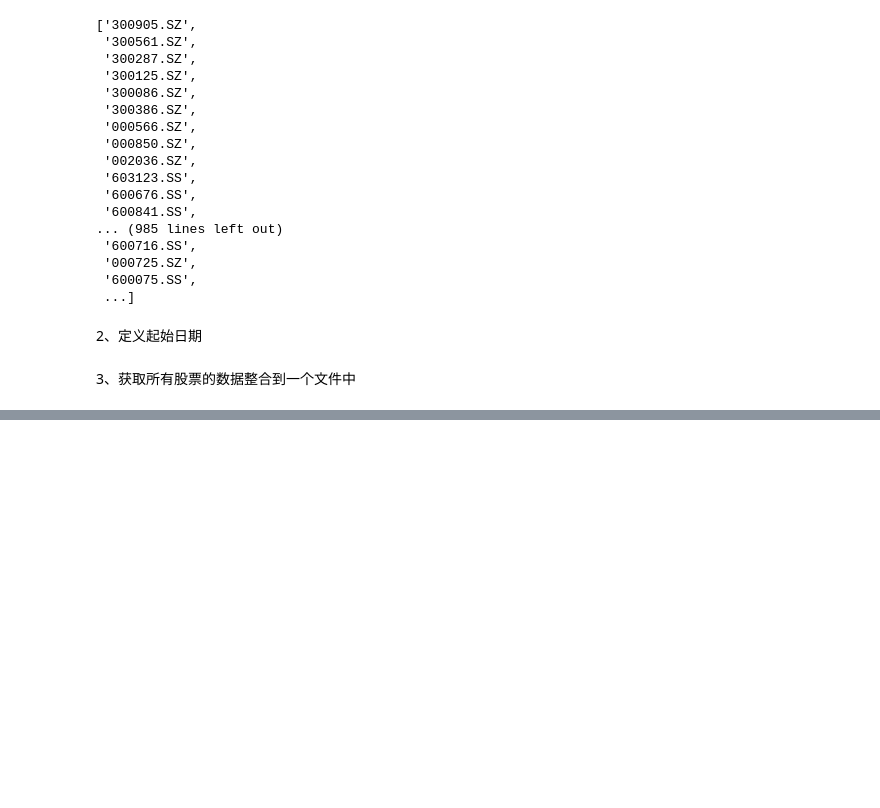
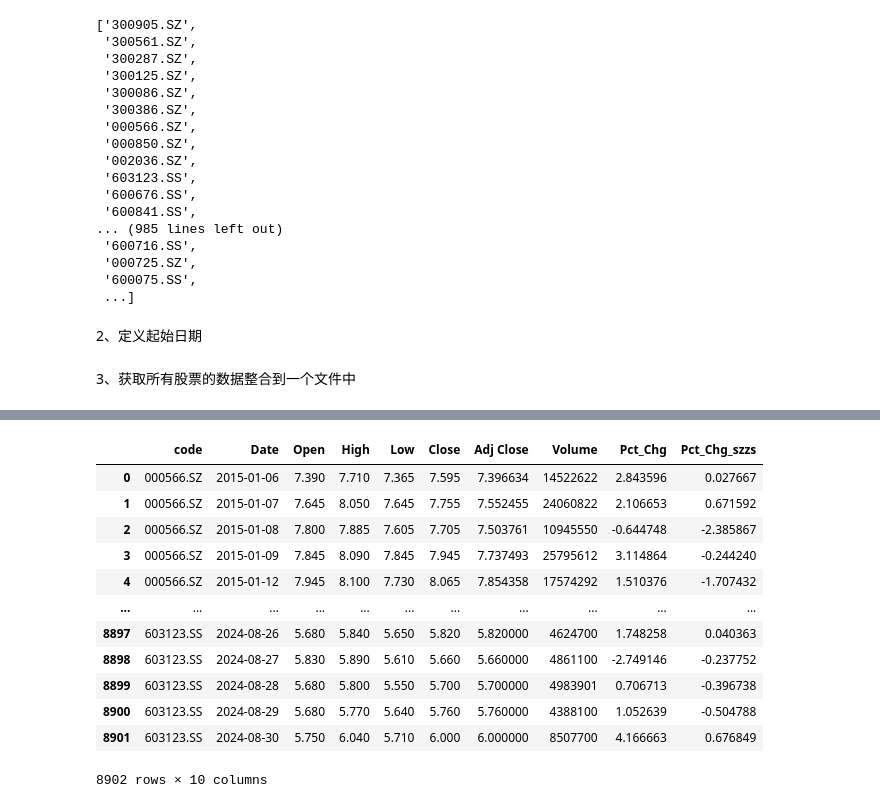
Before and after one commit to Sept12wei/strategy, a Jupyter notebook: left_strategy/单因子/根据股价逆势上涨的条件判断股票未来收益.ipynb, the cells around one changed output, grey strips where cells are left out. Cells and saved outputs as stored; diff of their text form; code cells hidden in the pictures; blank space fills up the shorter version.

```diff
--- a/left_strategy/单因子/根据股价逆势上涨的条件判断股票未来收益.ipynb
+++ b/left_strategy/单因子/根据股价逆势上涨的条件判断股票未来收益.ipynb
@@ -59,0 +63,4 @@ for ticker in code_list:
+# %%
+# 过滤掉code列中以'300'开头的行
+df = df[~df['code'].str.startswith('300')]
+df
@@ -59,0 +81,10 @@ for ticker in code_list:
+# %%
+df.set_index('code', inplace=True)
+# %%
+# 计算每只股票的当日涨幅
+df['Pct_Chg'] = df.groupby(level=0)['Close'].pct_change()
+# 将涨幅数据转换为百分比形式
+df['Pct_Chg'] *= 100
+# 去除Pct_Chg为空的值
+df = df.dropna(subset=['Pct_Chg'])
+df
@@ -59,0 +118,11 @@ for ticker in code_list:
+# %%
+df_szzs = pd.read_csv('000001.csv')
+df_szzs.set_index('code', inplace=True)
+# 计算每只股票的当日涨幅
+df_szzs['Pct_Chg_szzs'] = df_szzs.groupby(level=0)['Close'].pct_change()
+# 将涨幅数据转换为百分比形式
+df_szzs['Pct_Chg_szzs'] *= 100
+# 去除Pct_Chg为空的值
+df_szzs = df_szzs.dropna(subset=['Pct_Chg_szzs'])
+
+df_szzs
@@ -59,0 +144,22 @@ for ticker in code_list:
+# %%
+# 重置索引，以便合并
+df = df.reset_index()
+df_szzs = df_szzs.reset_index()
+# 合并两个DataFrame
+# 这里我们按照'Date'列进行合并，并且使用左连接，这样只会保留df中的日期
+df = df.merge(df_szzs[['Date', 'Pct_Chg_szzs']], on='Date', how='left')
+df
+# %% [output]
+|  | code | Date | Open | High | Low | Close | Adj Close | Volume | Pct_Chg | Pct_Chg_szzs |
+| 0 | 000566.SZ | 2015-01-06 | 7.390 | 7.710 | 7.365 | 7.595 | 7.396634 | 14522622 | 2.843596 | 0.027667 |
+| 1 | 000566.SZ | 2015-01-07 | 7.645 | 8.050 | 7.645 | 7.755 | 7.552455 | 24060822 | 2.106653 | 0.671592 |
+| 2 | 000566.SZ | 2015-01-08 | 7.800 | 7.885 | 7.605 | 7.705 | 7.503761 | 10945550 | -0.644748 | -2.385867 |
+| 3 | 000566.SZ | 2015-01-09 | 7.845 | 8.090 | 7.845 | 7.945 | 7.737493 | 25795612 | 3.114864 | -0.244240 |
+| 4 | 000566.SZ | 2015-01-12 | 7.945 | 8.100 | 7.730 | 8.065 | 7.854358 | 17574292 | 1.510376 | -1.707432 |
+| ... | ... | ... | ... | ... | ... | ... | ... | ... | ... | ... |
+| 8897 | 603123.SS | 2024-08-26 | 5.680 | 5.840 | 5.650 | 5.820 | 5.820000 | 4624700 | 1.748258 | 0.040363 |
+| 8898 | 603123.SS | 2024-08-27 | 5.830 | 5.890 | 5.610 | 5.660 | 5.660000 | 4861100 | -2.749146 | -0.237752 |
+| 8899 | 603123.SS | 2024-08-28 | 5.680 | 5.800 | 5.550 | 5.700 | 5.700000 | 4983901 | 0.706713 | -0.396738 |
+| 8900 | 603123.SS | 2024-08-29 | 5.680 | 5.770 | 5.640 | 5.760 | 5.760000 | 4388100 | 1.052639 | -0.504788 |
+| 8901 | 603123.SS | 2024-08-30 | 5.750 | 6.040 | 5.710 | 6.000 | 6.000000 | 8507700 | 4.166663 | 0.676849 |
+8902 rows × 10 columns
```
Also changed, not shown: parts of 7 cells of this notebook.
